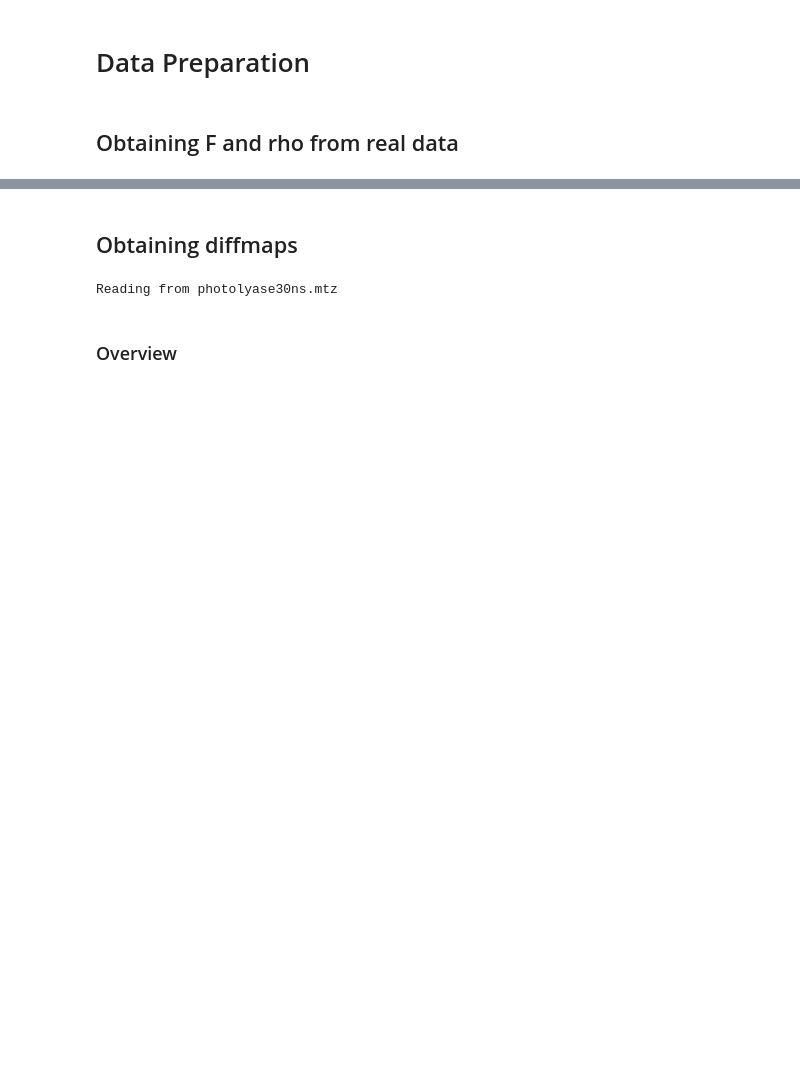
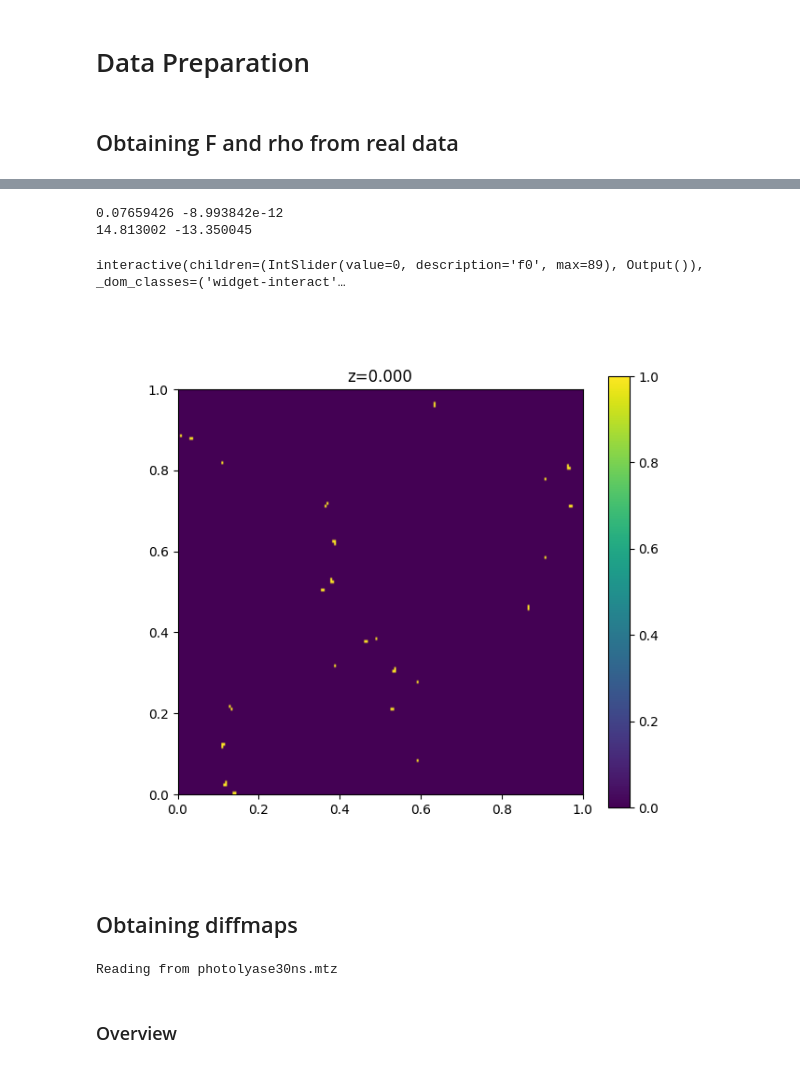
Before and after one commit to cvazz/occupancy-estimation, a Jupyter notebook: photolyase/photolyase_meteor.ipynb, the cells around one changed output, grey strips where cells are left out. Drawn from its saved outputs; the diff is of its cells as text; code cells hidden in the pictures; blank space fills up the shorter version.

```diff
--- a/photolyase/photolyase_meteor.ipynb
+++ b/photolyase/photolyase_meteor.ipynb
@@ -116,0 +127,16 @@ RuntimeError: 'widget' is not a recognised GUI loop or backend name
+# %%
+diffmap2 = (
+    map_dark.to_3d_numpy_map(map_sampling=map_sampling)
+    - map_light.to_3d_numpy_map(map_sampling=map_sampling)
+)
+diffmean = np.mean(diffmap2)
+rmsd = np.sqrt(np.mean((diffmap2 - diffmean)**2))
+rmsd = diffmap2.std()
+print(rmsd, diffmean)
+print((np.max(diffmap2)-diffmean)/rmsd, (np.min(diffmap2)-diffmean)/rmsd)
+_ = slice_3d(diffmap2>diffmean+4*rmsd)
+# %% [output]
+0.07659426 -8.993842e-12
+14.813002 -13.350045
+interactive(children=(IntSlider(value=0, description='f0', max=89), Output()), _dom_classes=('widget-interact'…
+[figure, added]
```
Also changed, not shown: parts of 7 cells of this notebook, 4 other files.
